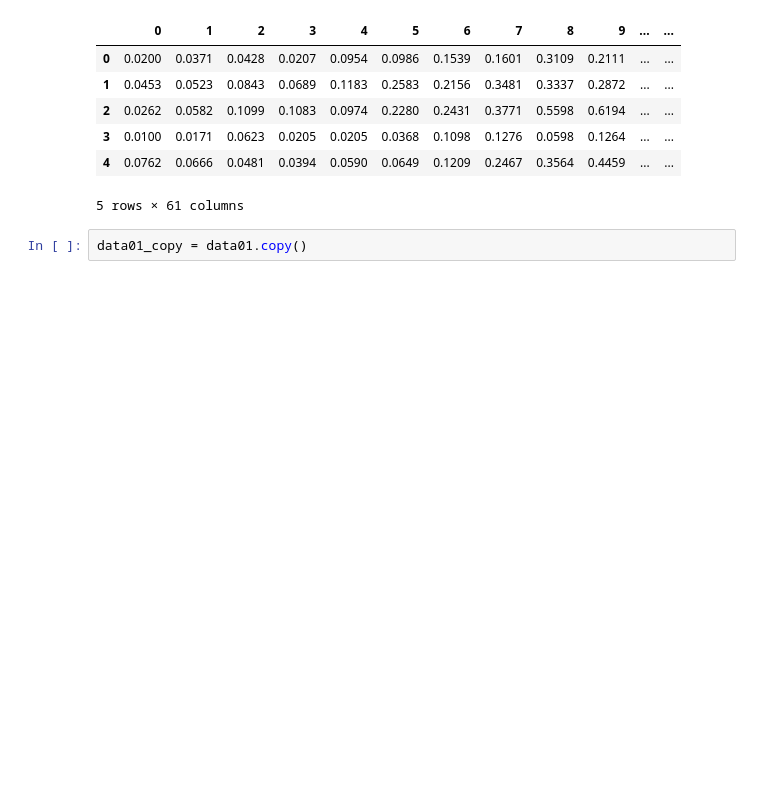
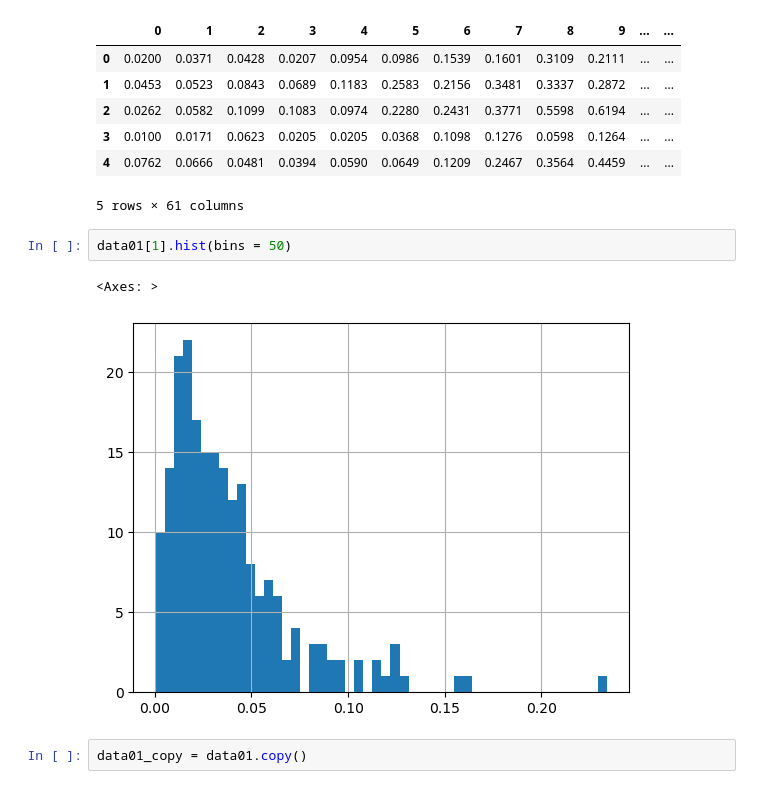
Before and after one commit to Malinda1/Rock_and_mine_prediction_through_neural_network, a Jupyter notebook: Rock_and_Mine_prediction.ipynb, the cells around one changed output. Saved outputs shown, nothing was run; the diff lists cells and outputs as text; blank space fills up the shorter version.

```diff
--- a/Rock_and_Mine_prediction.ipynb
+++ b/Rock_and_Mine_prediction.ipynb
@@ -20,6 +20,11 @@ data01.head()
 | 3 | 0.0100 | 0.0171 | 0.0623 | 0.0205 | 0.0205 | 0.0368 | 0.1098 | 0.1276 | 0.0598 | 0.1264 | ... | ... |
 | 4 | 0.0762 | 0.0666 | 0.0481 | 0.0394 | 0.0590 | 0.0649 | 0.1209 | 0.2467 | 0.3564 | 0.4459 | ... | ... |
 5 rows × 61 columns
+# %%
+data01[1].hist(bins = 50)
+# %% [output]
+<Axes: >
+[figure, added]
 # %%
 data01_copy = data01.copy()
 # %%
```
Also changed, not shown: parts of 10 cells of this notebook.
